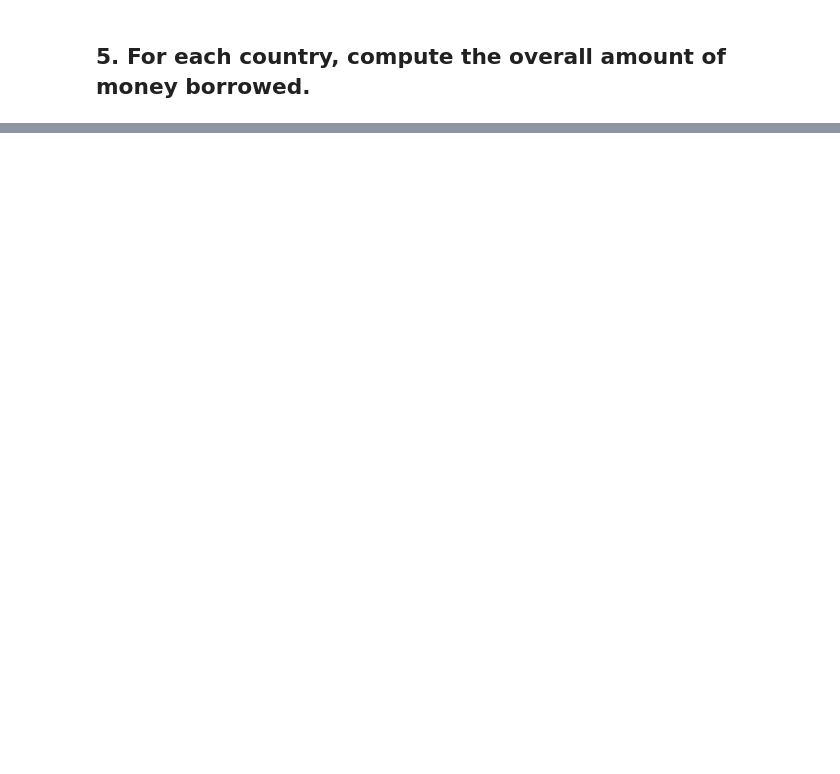
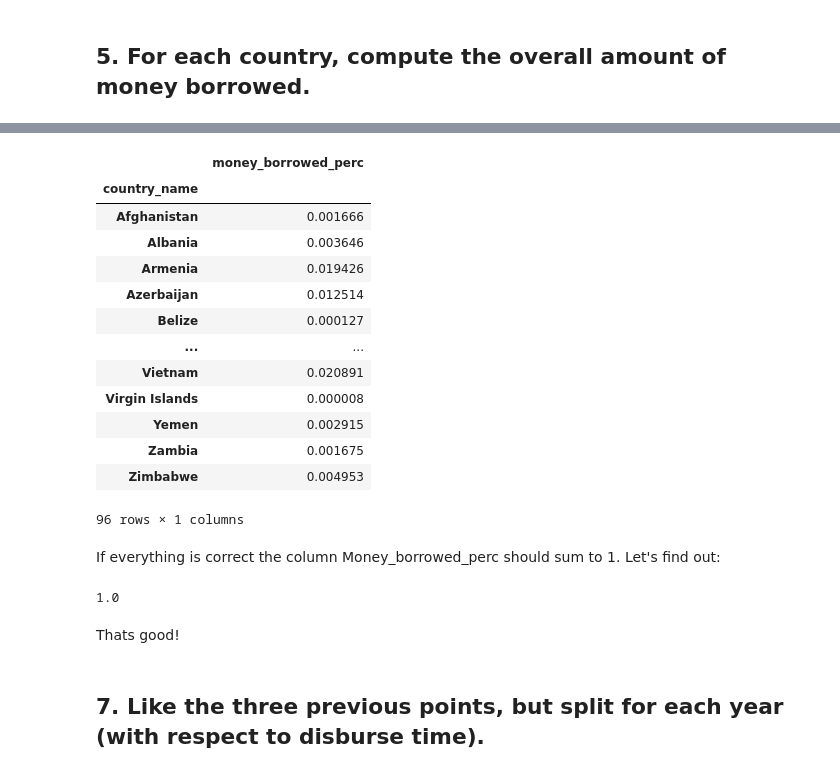
Before and after one commit to hechmik/foundations_of_cs, a Jupyter notebook: Project.ipynb, the cells around one changed output, grey strips where cells are left out. Saved outputs shown, nothing was run; the diff lists cells and outputs as text; code cells hidden in the pictures; blank space fills up the shorter version.

```diff
--- a/Project.ipynb
+++ b/Project.ipynb
@@ -383,0 +394,28 @@ Name: loan_amount, Length: 96, dtype: float64
+# %%
+money_borrowed = loans_filtered.groupby('country_name')['loan_amount'].agg(money_borrowed_perc='sum')/overall_amount_lent
+money_borrowed
+# %% [output]
+|  | money_borrowed_perc |
+| country_name |  |
+| Afghanistan | 0.001666 |
+| Albania | 0.003646 |
+| Armenia | 0.019426 |
+| Azerbaijan | 0.012514 |
+| Belize | 0.000127 |
+| ... | ... |
+| Vietnam | 0.020891 |
+| Virgin Islands | 0.000008 |
+| Yemen | 0.002915 |
+| Zambia | 0.001675 |
+| Zimbabwe | 0.004953 |
+96 rows × 1 columns
+# %% [markdown]
+If everything is correct the column Money_borrowed_perc should sum to 1. Let's find out:
+# %%
+money_borrowed.money_borrowed_perc.sum()
+# %% [output]
+1.0
+# %% [markdown]
+Thats good!
+# %% [markdown]
+## 7. Like the three previous points, but split for each year (with respect to disburse time).
```
Also changed, not shown: parts of 5 cells of this notebook.
